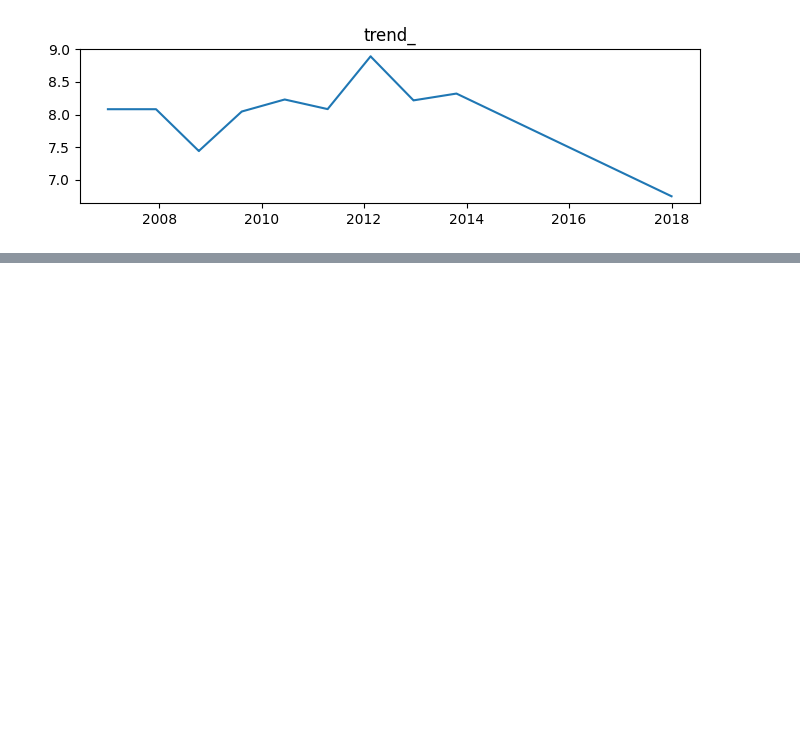
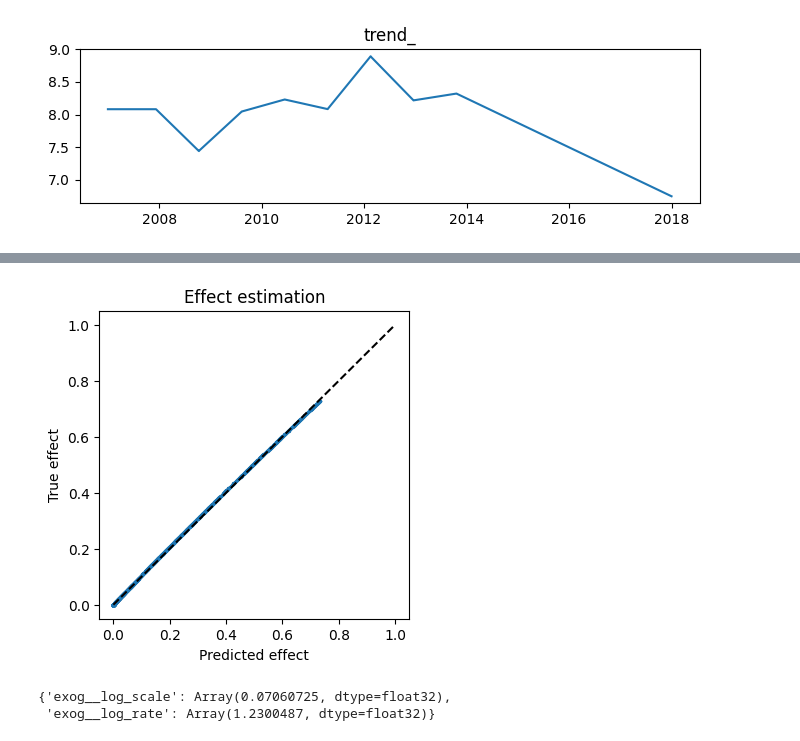
Before and after one commit to felipeangelimvieira/prophetverse, a Jupyter notebook: docs/examples/univariate.ipynb, the cells around one changed output, grey strips where cells are left out. Saved outputs shown, nothing was run; the diff lists cells and outputs as text; code cells hidden in the pictures; blank space fills up the shorter version.

```diff
--- a/docs/examples/univariate.ipynb
+++ b/docs/examples/univariate.ipynb
@@ -118,0 +194,19 @@ for column in sites.columns:
+# %%
+sites = model.predict_all_sites(fh=X.index, X=X)
+
+fig, ax = plt.subplots(figsize=(4, 4))
+
+ax.scatter(sites["exog"],true_exog_effect, s=2)
+# 45 degree line
+ax.plot([0, 1], [0, 1], "k--")
+ax.set_xlabel("Predicted effect")
+ax.set_ylabel("True effect")
+ax.set_title("Effect estimation")
+fig.show()
+# %% [output]
+[figure, added]
+# %%
+{k:v for k,v in model.inference_engine_.posterior_samples_.items() if k.startswith("exog__")}
+# %% [output]
+{'exog__log_scale': Array(0.07060725, dtype=float32),
+ 'exog__log_rate': Array(1.2300487, dtype=float32)}
```
Also changed, not shown: parts of 7 cells of this notebook, 3 other files.
